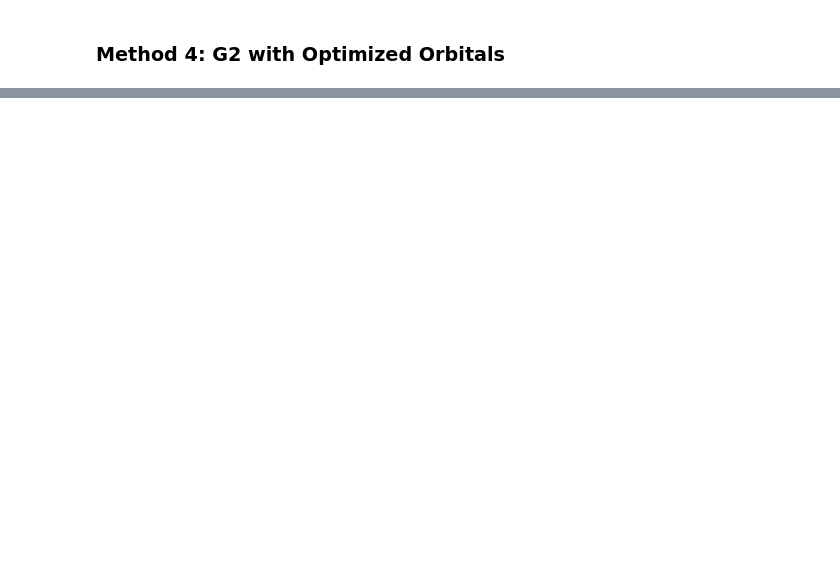
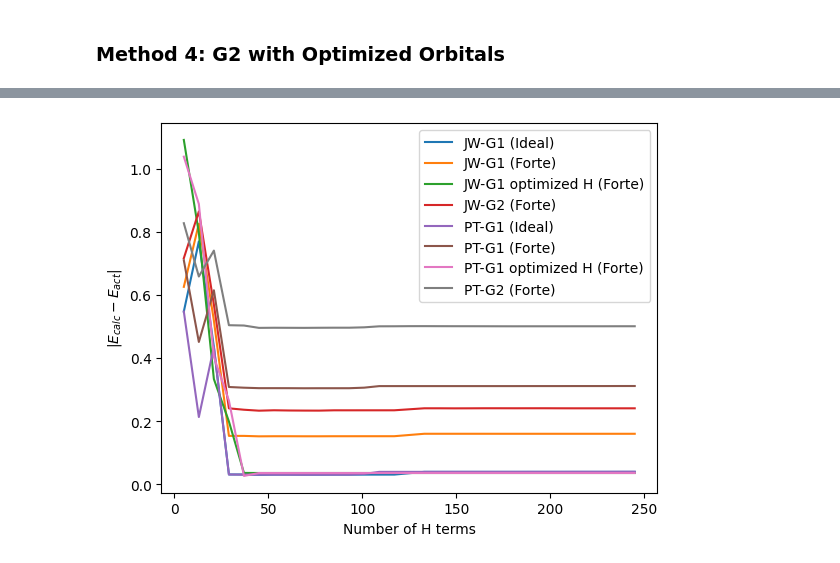
Before and after one commit to ljeanette15/chemical-graph, a Jupyter notebook: simulation/h4/simulate_ground_state_circuits.ipynb, the cells around one changed output, grey strips where cells are left out. Saved outputs shown, nothing was run; the diff lists cells and outputs as text; code cells hidden in the pictures; blank space fills up the shorter version.

```diff
--- a/simulation/h4/simulate_ground_state_circuits.ipynb
+++ b/simulation/h4/simulate_ground_state_circuits.ipynb
@@ -486,0 +687,4 @@ print(get_energy_from_expectation_values(H_PT_G1_optimized_orbitals_dict, evs_PT
+# %%
+aria1_noise_model = build_ionq_noise_model(0.0005, 0.0133)
+aria2_noise_model = build_ionq_noise_model(0.0006573, 0.01856)
+forte1_noise_model = build_ionq_noise_model(0.0002666, 0.0049493)
@@ -486,0 +714,18 @@ print(get_energy_from_expectation_values(H_PT_G1_optimized_orbitals_dict, evs_PT
+# %%
+# JW Transformation, G1 with optimized orbitals
+qiskit_res_dict_JW_G1_opt = simulate_data_qiskit(H_JW_G1_optimized_orbitals_dict, qiskit_JW_G1_optimized_orbitals, 8, noise_model=None)
+qiskit_evs_JW_G1_opt = convert_population_data_to_expectation_values(qiskit_res_dict_JW_G1_opt)
+
+qiskit_res_dict_JW_G1_opt = simulate_data_qiskit(H_JW_G1_optimized_orbitals_dict, qiskit_JW_G1_optimized_orbitals, 8, noise_model=aria1_noise_model)
+aria1_evs_JW_G1_opt = convert_population_data_to_expectation_values(qiskit_res_dict_JW_G1_opt)
+
+qiskit_res_dict_JW_G1_opt = simulate_data_qiskit(H_JW_G1_optimized_orbitals_dict, qiskit_JW_G1_optimized_orbitals, 8, noise_model=aria2_noise_model)
+aria2_evs_JW_G1_opt = convert_population_data_to_expectation_values(qiskit_res_dict_JW_G1_opt)
+
+qiskit_res_dict_JW_G1_opt = simulate_data_qiskit(H_JW_G1_optimized_orbitals_dict, qiskit_JW_G1_optimized_orbitals, 8, noise_model=forte1_noise_model)
+forte1_evs_JW_G1_opt = convert_population_data_to_expectation_values(qiskit_res_dict_JW_G1_opt)
+
+print(f"No Errors: {get_energy_from_expectation_values(H_JW_G1_optimized_orbitals_dict, qiskit_evs_JW_G1_opt)}")
+print(f"Aria 1: {get_energy_from_expectation_values(H_JW_G1_optimized_orbitals_dict, aria1_evs_JW_G1_opt)}")
+print(f"Aria 2: {get_energy_from_expectation_values(H_JW_G1_optimized_orbitals_dict, aria2_evs_JW_G1_opt)}")
+print(f"Forte: {get_energy_from_expectation_values(H_JW_G1_optimized_orbitals_dict, forte1_evs_JW_G1_opt)}")
@@ -486,0 +856,19 @@ print(get_energy_from_expectation_values(H_PT_G1_optimized_orbitals_dict, evs_PT
+# %%
+plt.plot(terms, energy_diffs_JW_G1, label="JW-G1 (Ideal)")
+plt.plot(terms, energy_diffs_JW_G1_forte, label="JW-G1 (Forte)")
+plt.plot(terms, energy_diffs_JW_G1_opt_forte, label="JW-G1 optimized H (Forte)")
+plt.plot(terms, energy_diffs_JW_G2_forte, label="JW-G2 (Forte)")
+
+plt.plot(terms, energy_diffs_PT_G1, label="PT-G1 (Ideal)")
+plt.plot(terms, energy_diffs_PT_G1_forte, label="PT-G1 (Forte)")
+plt.plot(terms, energy_diffs_PT_G1_opt_forte, label="PT-G1 optimized H (Forte)")
+plt.plot(terms, energy_diffs_PT_G2_forte, label="PT-G2 (Forte)")
+
+plt.ylabel(r"|$E_{calc} - E_{act}$|")
+plt.xlabel(r"Number of H terms")
+
+plt.legend()
+
+plt.show()
+# %% [output]
+[figure, added]
```
Also changed, not shown: parts of 47 cells of this notebook, 31 other files.
